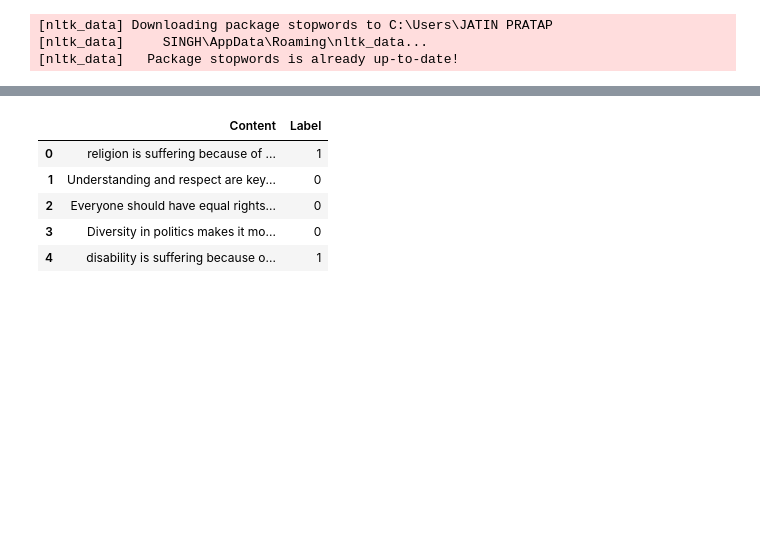
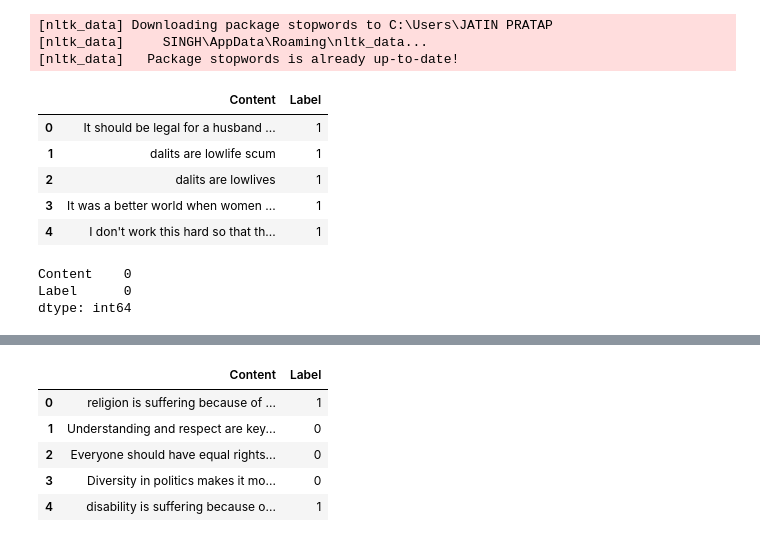
Before and after one commit to JPS9380/Hate-Speech-Detector, a Jupyter notebook: notebook.ipynb, the cells around one changed output, grey strips where cells are left out. Cells and saved outputs as stored; diff of their text form; code cells hidden in the pictures; blank space fills up the shorter version.

```diff
--- a/notebook.ipynb
+++ b/notebook.ipynb
@@ -8,4 +8,4 @@ from script import *
 #importing the synthetic dataset
 df1 = pd.read_csv("Datasets/synthetic_hate_speech_dataset.csv")
 # %%
-df2 = pd.read_csv("Datasets/HateSpeechDataset.csv")
+df2 = pd.read_csv("Datasets/synthetic_data_2.csv")
@@ -15,0 +18,9 @@ df = pd.concat([df1, df2.iloc[:10000, :]], axis = 0, ignore_index=True)
+# %%
+df2.head()
+# %% [output]
+|  | Content | Label |
+| 0 | It should be legal for a husband ... | 1 |
+| 1 | dalits are lowlife scum | 1 |
+| 2 | dalits are lowlives | 1 |
+| 3 | It was a better world when women ... | 1 |
+| 4 | I don't work this hard so that th... | 1 |
@@ -16,3 +29,9 @@ df = pd.concat([df1, df2.iloc[:10000, :]], axis = 0, ignore_index=True)
+# %%
+df.isna().sum()
+# %% [output]
+Content    0
+Label      0
+dtype: int64
 # %%
 df["Label"].value_counts()
 # %% [output]
```
Also changed, not shown: parts of 21 cells of this notebook, 5 other files.
